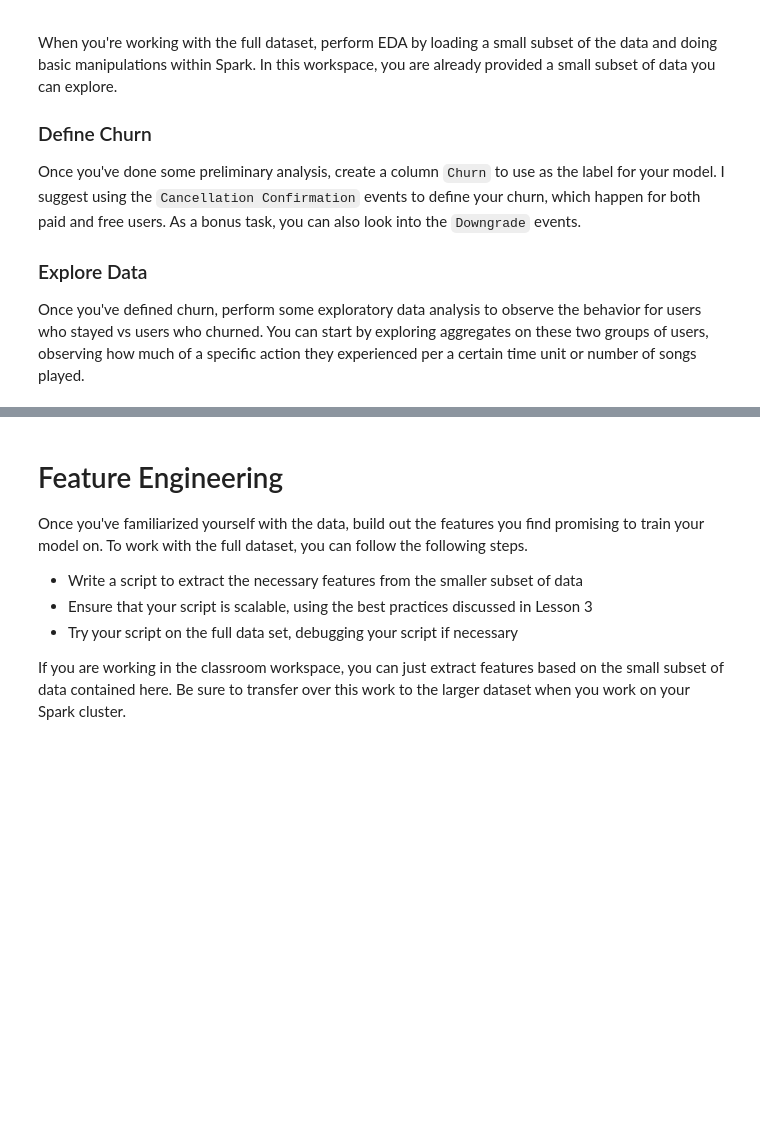
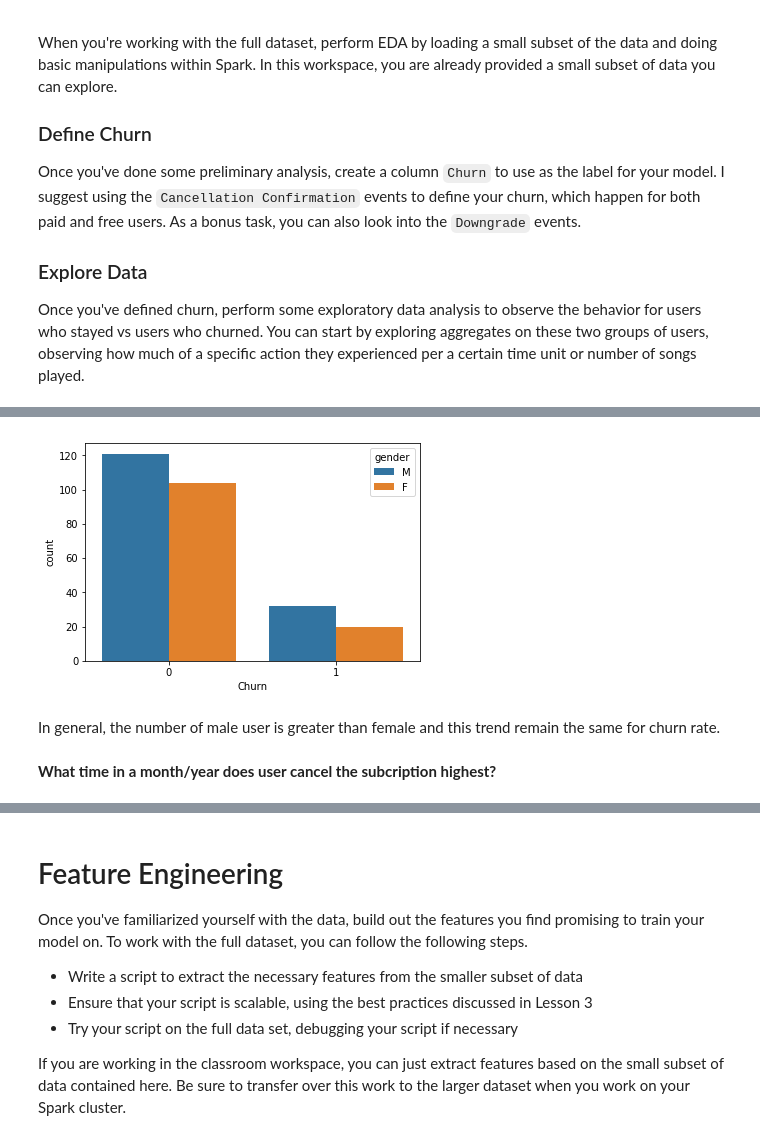
Before and after one commit to dhuy237/sparkify, a Jupyter notebook: Sparkify.ipynb, the cells around one changed output, grey strips where cells are left out. Saved outputs shown, nothing was run; the diff lists cells and outputs as text; code cells hidden in the pictures; blank space fills up the shorter version.

```diff
--- a/Sparkify.ipynb
+++ b/Sparkify.ipynb
@@ -171,0 +353,9 @@ Once you've defined churn, perform some exploratory data analysis to observe the
+# %%
+df_pd_churn = df_gender.select('gender', 'Churn').toPandas()
+ax = sns.countplot(x='Churn', hue='gender', data=df_pd_churn)
+# %% [output]
+[figure, added]
+# %% [markdown]
+In general, the number of male user is greater than female and this trend remain the same for churn rate.
+# %% [markdown]
+**What time in a month/year does user cancel the subcription highest?**
```
Also changed, not shown: parts of 64 cells of this notebook.
